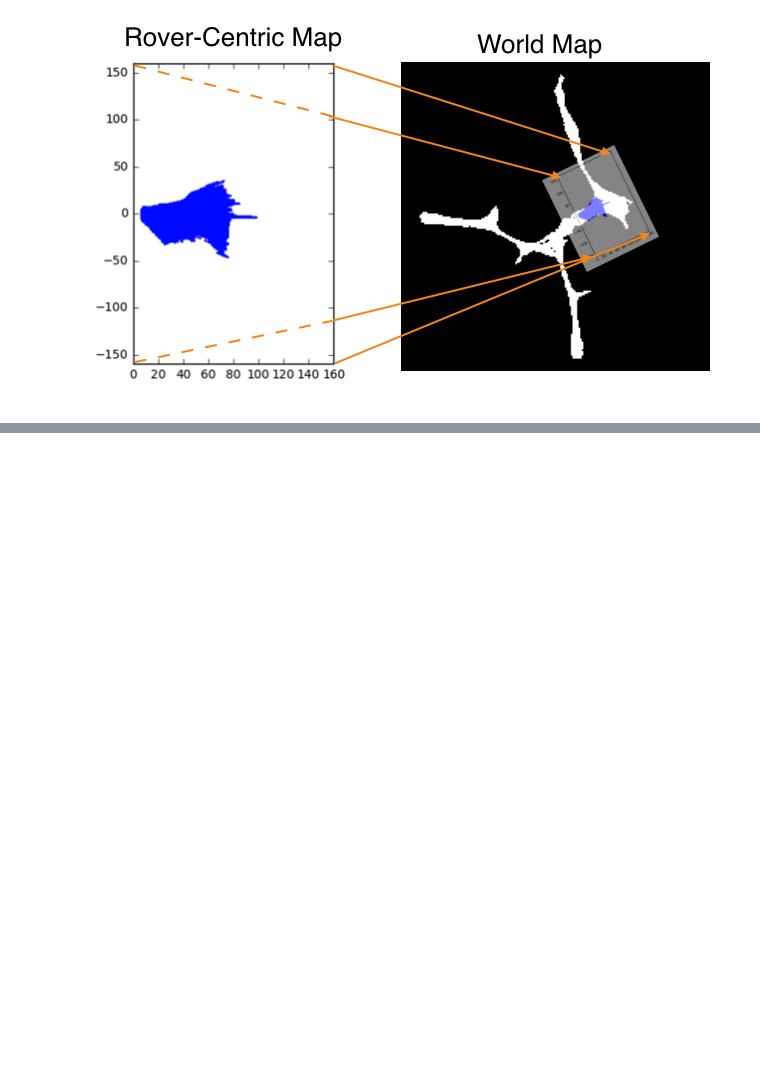
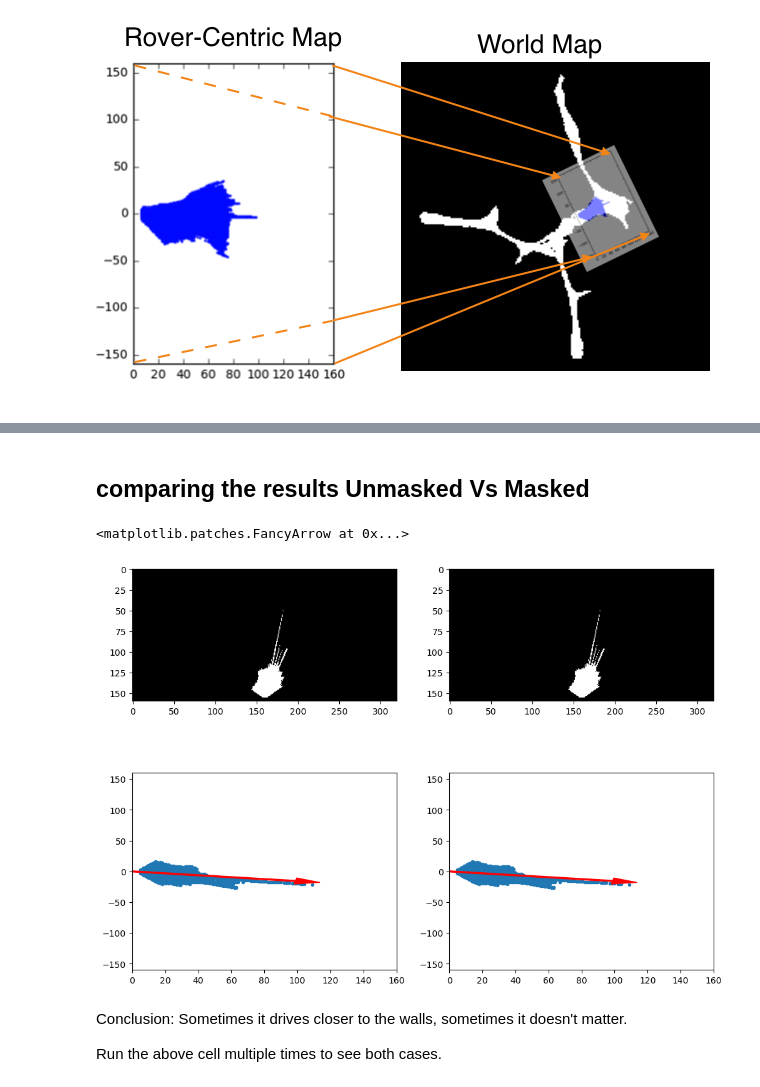
Before and after one commit to marwan0x/marsRover, a Jupyter notebook: code/Lab 3 - Vision Project Walkthrough.ipynb, the cells around one changed output, grey strips where cells are left out. Cells and saved outputs as stored; diff of their text form; code cells hidden in the pictures; blank space fills up the shorter version.

```diff
--- a/code/Lab 3 - Vision Project Walkthrough.ipynb
+++ b/code/Lab 3 - Vision Project Walkthrough.ipynb
@@ -196,0 +226,47 @@ plt.arrow(0, 0, x_arrow, y_arrow, color='red', zorder=2, head_width=10, width=2)
+# %% [markdown]
+## comparing the results Unmasked Vs Masked
+# %%
+idx = np.random.randint(0, len(img_list)-1)
+image = mpimg.imread(img_list[idx])
+warped = perspect_transform(image, source, destination)
+threshed = color_thresh(warped)
+masked_threshed = rect_mask(threshed, width = 80)
+# Calculate pixel values in rover-centric coords and distance/angle to all pixels
+xpix1, ypix1 = rover_coords(threshed)
+dist1, angles1 = to_polar_coords(xpix1, ypix1)
+mean_dir1 = np.mean(angles1)
+
+xpix2, ypix2 = rover_coords(masked_threshed)
+dist2, angles2 = to_polar_coords(xpix2, ypix2)
+mean_dir2 = np.mean(angles2)
+# mean_dir2 = 30 * np.pi/180
+
+# Do some plotting
+fig = plt.figure(figsize=(12,9))
+plt.subplot(221)
+plt.imshow(threshed, cmap= "gray")
+plt.subplot(222)
+plt.imshow(masked_threshed, cmap= "gray")
+plt.subplot(223)
+plt.plot(xpix1, ypix1, '.')
+plt.ylim(-160, 160)
+plt.xlim(0, 160)
+arrow_length = 100
+x_arrow = arrow_length * np.cos(mean_dir1)
+y_arrow = arrow_length * np.sin(mean_dir1)
+plt.arrow(0, 0, x_arrow, y_arrow, color='red', zorder=2, head_width=10, width=2)
+plt.subplot(224)
+plt.plot(xpix2, ypix2, '.')
+plt.ylim(-160, 160)
+plt.xlim(0, 160)
+arrow_length = 100
+x_arrow = arrow_length * np.cos(mean_dir2)
+y_arrow = arrow_length * np.sin(mean_dir2)
+plt.arrow(0, 0, x_arrow, y_arrow, color='red', zorder=2, head_width=10, width=2)
+# %% [output]
+<matplotlib.patches.FancyArrow at 0x...>
+[figure, added]
+# %% [markdown]
+Conclusion: Sometimes it drives closer to the walls, sometimes it doesn't matter.
+
+Run the above cell multiple times to see both cases.
```
Also changed, not shown: parts of 6 cells of this notebook, 2 other files.
